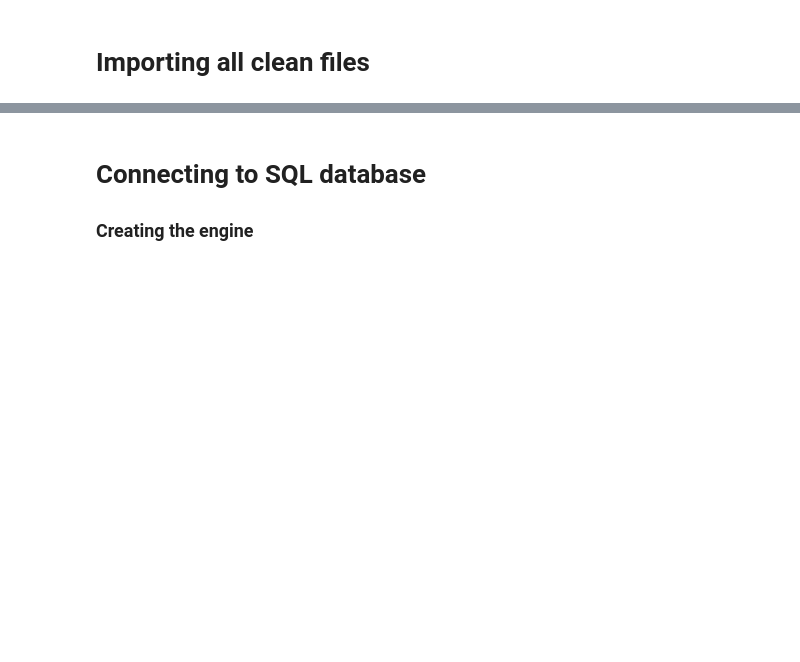
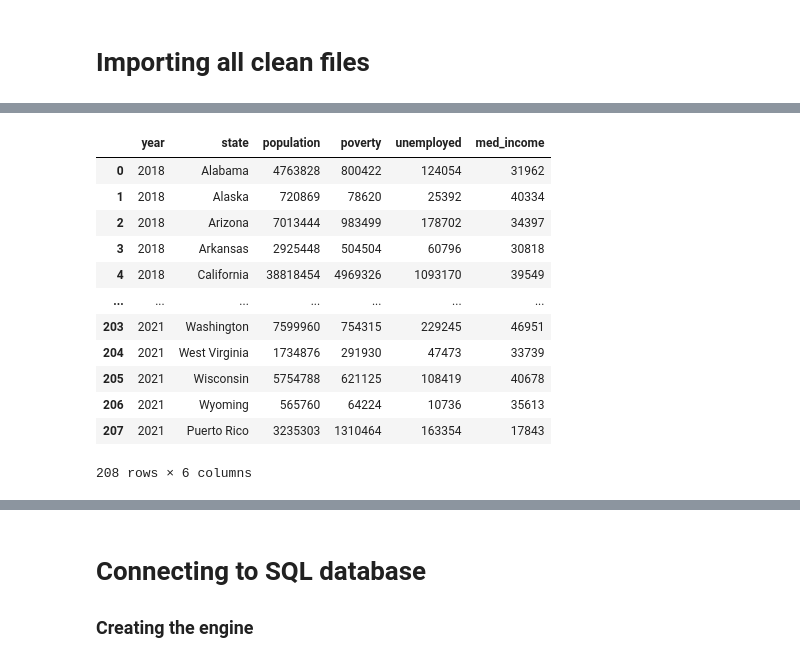
Before and after one commit to GiancarloSanna/Mid_Bootcamp_Project, a Jupyter notebook: 5 SQL Save and Read.ipynb, the cells around one changed output, grey strips where cells are left out. Cells and saved outputs as stored; diff of their text form; code cells hidden in the pictures; blank space fills up the shorter version.

```diff
--- a/5 SQL Save and Read.ipynb
+++ b/5 SQL Save and Read.ipynb
@@ -20,0 +24,22 @@ population = pd.read_csv("Clean Data/poverty_population_clean.csv")
+# %%
+demographics = pd.merge(left = population,
+                                 right = income,
+                                 how = 'inner',
+                                 left_on = ['state','year'],
+                                 right_on= ['state','year'])
+# %%
+demographics
+# %% [output]
+|  | year | state | population | poverty | unemployed | med_income |
+| 0 | 2018 | Alabama | 4763828 | 800422 | 124054 | 31962 |
+| 1 | 2018 | Alaska | 720869 | 78620 | 25392 | 40334 |
+| 2 | 2018 | Arizona | 7013444 | 983499 | 178702 | 34397 |
+| 3 | 2018 | Arkansas | 2925448 | 504504 | 60796 | 30818 |
+| 4 | 2018 | California | 38818454 | 4969326 | 1093170 | 39549 |
+| ... | ... | ... | ... | ... | ... | ... |
+| 203 | 2021 | Washington | 7599960 | 754315 | 229245 | 46951 |
+| 204 | 2021 | West Virginia | 1734876 | 291930 | 47473 | 33739 |
+| 205 | 2021 | Wisconsin | 5754788 | 621125 | 108419 | 40678 |
+| 206 | 2021 | Wyoming | 565760 | 64224 | 10736 | 35613 |
+| 207 | 2021 | Puerto Rico | 3235303 | 1310464 | 163354 | 17843 |
+208 rows × 6 columns
```
Also changed, not shown: parts of 54 cells of this notebook, 5 other files.
